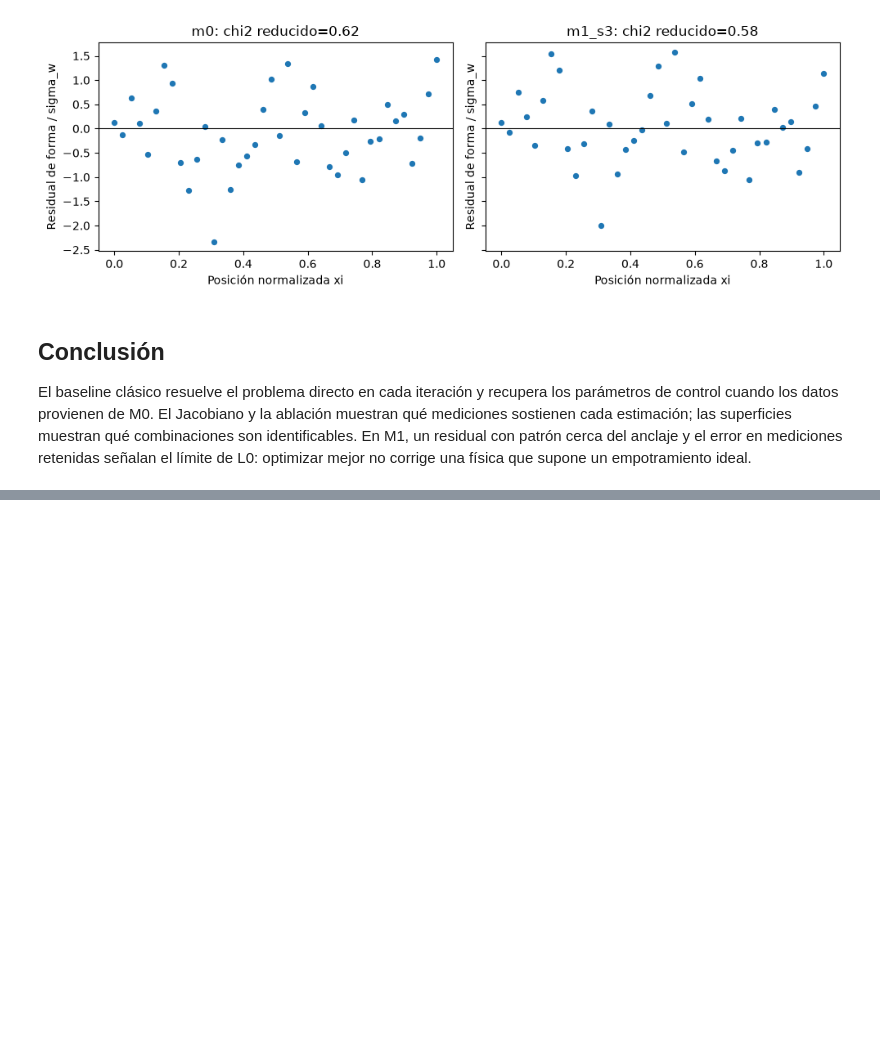
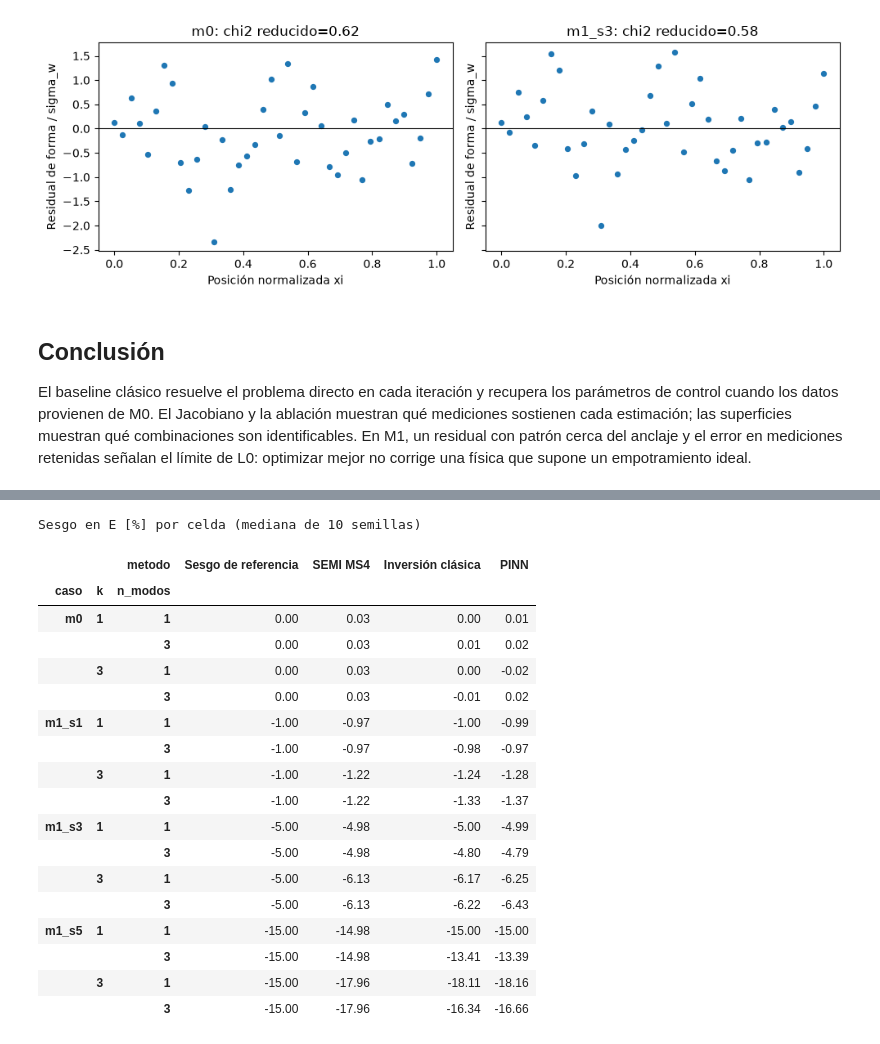
Before and after one commit to isabellaarangor/proyecto-integrador-team39-MNA, a Jupyter notebook: entregables/avance3/Avance3.39.ipynb, the cells around one changed output, grey strips where cells are left out. Cells and saved outputs as stored; diff of their text form; code cells hidden in the pictures; blank space fills up the shorter version.

```diff
--- a/entregables/avance3/Avance3.39.ipynb
+++ b/entregables/avance3/Avance3.39.ipynb
@@ -705,0 +674,26 @@ tablas generadas por este notebook.
+# %%
+principal = todas[todas["bloque"] == "principal"]
+celdas = metricas.resumen(principal, por=("caso", "k", "n_modos", "metodo"))
+sesgo = celdas["sesgo_E_pct"].unstack("metodo")[METODOS].rename(columns=metricas.NOMBRES)
+sesgo.insert(0, "Sesgo de referencia", [REFERENCIA[c] for c in sesgo.index.get_level_values("caso")])
+display(sesgo.style.format("{:.2f}").set_caption("Sesgo en E [%] por celda (mediana de 10 semillas)"))
+# %% [output]
+Sesgo en E [%] por celda (mediana de 10 semillas)
+|  |  | metodo | Sesgo de referencia | SEMI MS4 | Inversión clásica | PINN |
+| caso | k | n_modos |  |  |  |  |
+| m0 | 1 | 1 | 0.00 | 0.03 | 0.00 | 0.01 |
+|  |  | 3 | 0.00 | 0.03 | 0.01 | 0.02 |
+|  | 3 | 1 | 0.00 | 0.03 | 0.00 | -0.02 |
+|  |  | 3 | 0.00 | 0.03 | -0.01 | 0.02 |
+| m1_s1 | 1 | 1 | -1.00 | -0.97 | -1.00 | -0.99 |
+|  |  | 3 | -1.00 | -0.97 | -0.98 | -0.97 |
+|  | 3 | 1 | -1.00 | -1.22 | -1.24 | -1.28 |
+|  |  | 3 | -1.00 | -1.22 | -1.33 | -1.37 |
+| m1_s3 | 1 | 1 | -5.00 | -4.98 | -5.00 | -4.99 |
+|  |  | 3 | -5.00 | -4.98 | -4.80 | -4.79 |
+|  | 3 | 1 | -5.00 | -6.13 | -6.17 | -6.25 |
+|  |  | 3 | -5.00 | -6.13 | -6.22 | -6.43 |
+| m1_s5 | 1 | 1 | -15.00 | -14.98 | -15.00 | -15.00 |
+|  |  | 3 | -15.00 | -14.98 | -13.41 | -13.39 |
+|  | 3 | 1 | -15.00 | -17.96 | -18.11 | -18.16 |
+|  |  | 3 | -15.00 | -17.96 | -16.34 | -16.66 |
```
Also changed, not shown: parts of 45 cells of this notebook, 4 other files.
